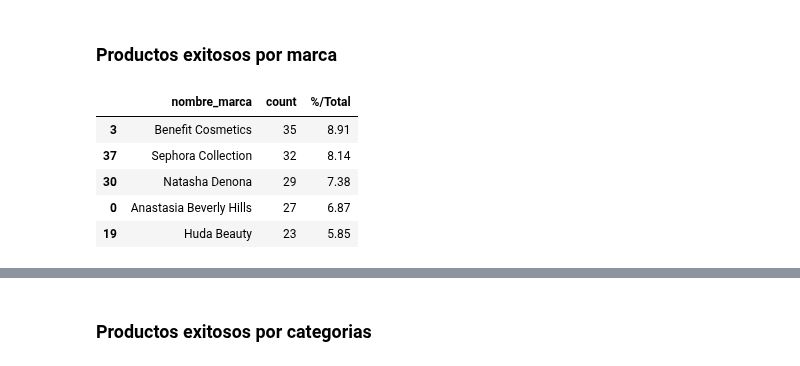
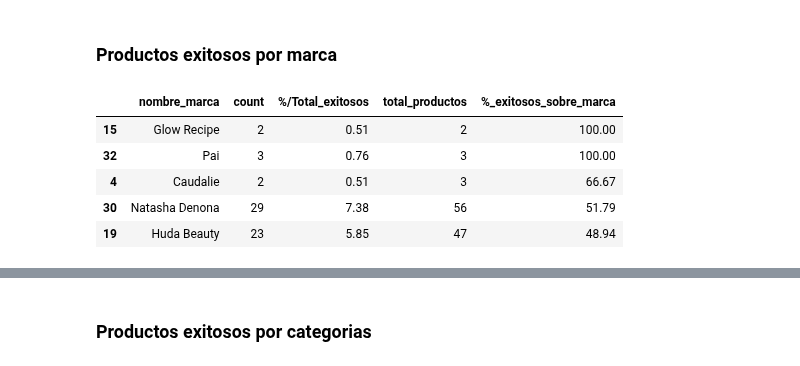
Before and after one commit to raquelscv/proyecto_final_sephora, a Jupyter notebook: eda.ipynb, the cells around one changed output, grey strips where cells are left out. Cells and saved outputs as stored; diff of their text form; code cells hidden in the pictures.

Commit message:
Terminado eda y cerrado lanzamientos producto arriesgado y seguro

```diff
--- a/eda.ipynb
+++ b/eda.ipynb
@@ -437,16 +439,19 @@ Número de productos exitosos: 393
 Porcentaje de productos exitosos: 21.57
 # %% [markdown]
 ### Productos exitosos por marca
-# %%
-exitosos_por_marca = exitosos.groupby('nombre_marca').size().reset_index(name='count')
-exitosos_por_marca['%/Total'] = ((exitosos_por_marca['count'] / len(exitosos)) * 100).round(2)
-exitosos_por_marca = exitosos_por_marca.sort_values(by='%/Total', ascending=False)
-exitosos_por_marca.head(5)
-# %% [output]
-|  | nombre_marca | count | %/Total |
-| 3 | Benefit Cosmetics | 35 | 8.91 |
-| 37 | Sephora Collection | 32 | 8.14 |
-| 30 | Natasha Denona | 29 | 7.38 |
-| 0 | Anastasia Beverly Hills | 27 | 6.87 |
-| 19 | Huda Beauty | 23 | 5.85 |
+# %%
+total_por_marca = df.groupby('nombre_marca').size().reset_index(name='total_productos')
+exitosos_por_marca = exitosos.groupby('nombre_marca').size().reset_index(name='count')
+exitosos_por_marca['%/Total_exitosos'] = ((exitosos_por_marca['count'] / len(exitosos)) * 100).round(2)
+exitosos_por_marca = exitosos_por_marca.merge(total_por_marca, on='nombre_marca', how='left')
+exitosos_por_marca['%_exitosos_sobre_marca'] = ((exitosos_por_marca['count'] / exitosos_por_marca['total_productos']) * 100).round(2)
+exitosos_por_marca = exitosos_por_marca.sort_values(by='%_exitosos_sobre_marca', ascending=False)
+exitosos_por_marca.head(5)
+# %% [output]
+|  | nombre_marca | count | %/Total_exitosos | total_productos | %_exitosos_sobre_marca |
+| 15 | Glow Recipe | 2 | 0.51 | 2 | 100.00 |
+| 32 | Pai | 3 | 0.76 | 3 | 100.00 |
+| 4 | Caudalie | 2 | 0.51 | 3 | 66.67 |
+| 30 | Natasha Denona | 29 | 7.38 | 56 | 51.79 |
+| 19 | Huda Beauty | 23 | 5.85 | 47 | 48.94 |
 # %% [markdown]
```
Also changed, not shown: parts of 31 cells of this notebook.
